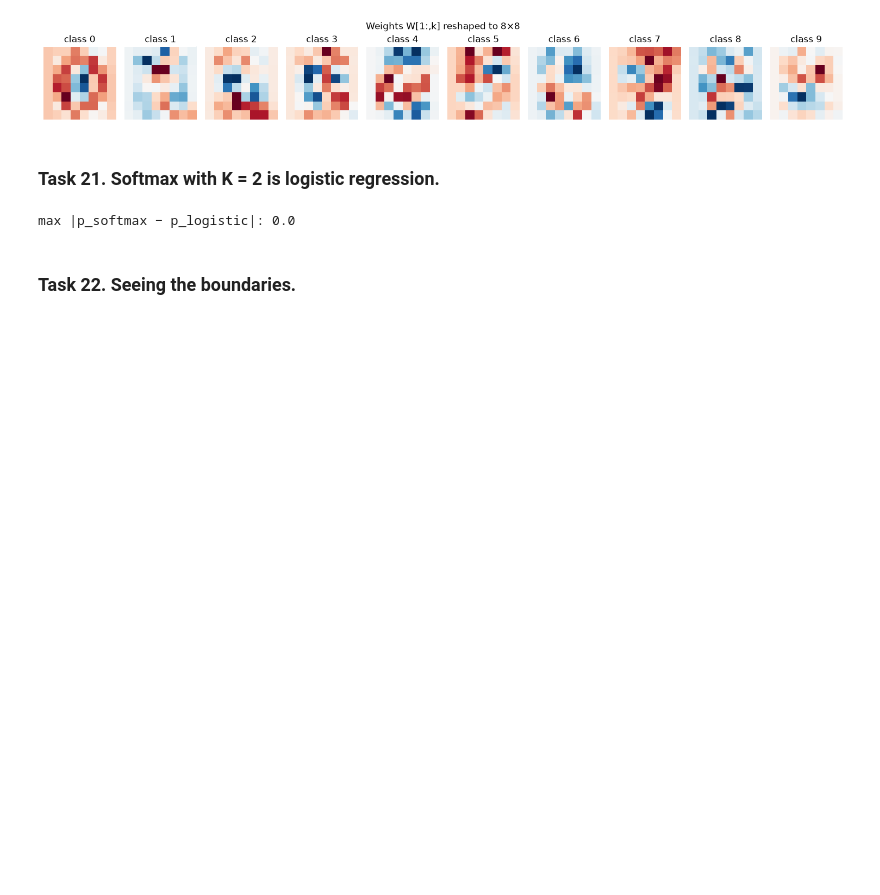
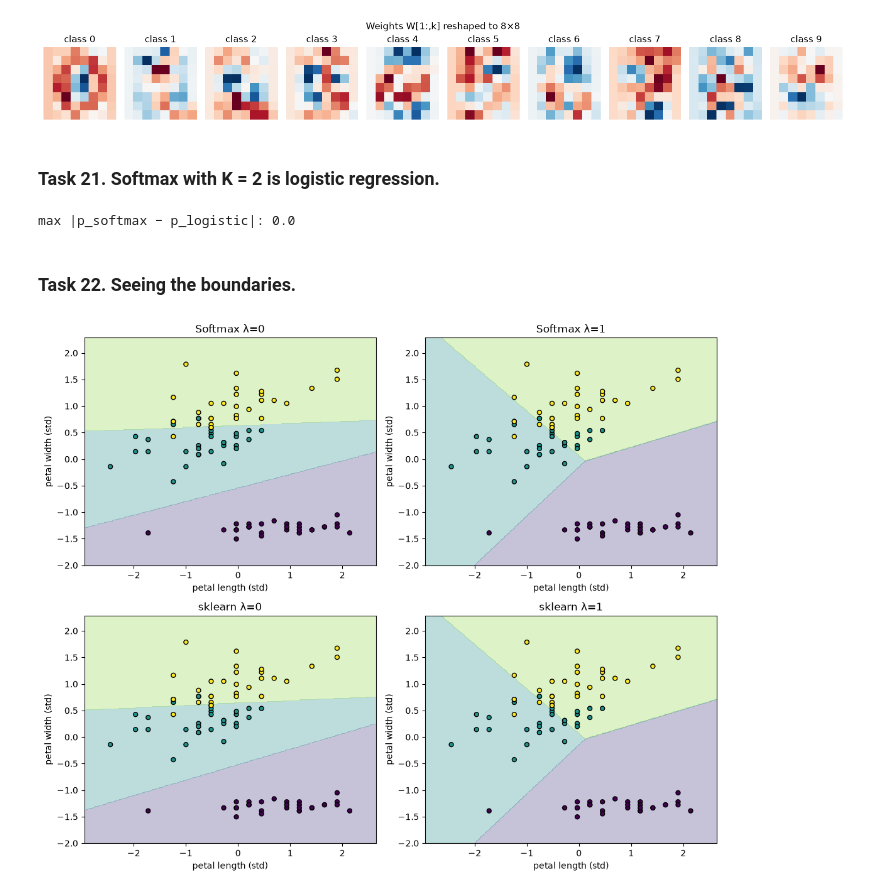
Before and after one commit to RodinaMohamed04/linear-models-and-svm, a Jupyter notebook: lab2.ipynb, the cells around one changed output. Saved outputs shown, nothing was run; the diff lists cells and outputs as text; code cells hidden in the pictures; blank space fills up the shorter version.

```diff
--- a/lab2.ipynb
+++ b/lab2.ipynb
@@ -2879,3 +2879,55 @@ print("max |p_softmax − p_logistic|:", np.max(np.abs(p_soft - p_logit)))
 max |p_softmax − p_logistic|: 0.0
 # %% [markdown]
 ### Task 22. Seeing the boundaries.
+# %%
+iris_split = prepared_datasets["Iris"]
+X_train = add_bias(iris_split["X_train"])
+X_val = add_bias(iris_split["X_val"])
+X_test = add_bias(iris_split["X_test"])
+y_train = iris_split["y_train"]
+y_val = iris_split["y_val"]
+y_test = iris_split["y_test"]
+# %%
+# petal length (col 2) and petal width (col 3) — already standardized
+X_petals = X_train[:, [2, 3]]
+
+y_encoded = np.eye(3)[y_train]
+
+def plot_regions(X, y, predict, title, ax):
+    x1 = np.linspace(X[:, 0].min() - .5, X[:, 0].max() + .5, 300)
+    x2 = np.linspace(X[:, 1].min() - .5, X[:, 1].max() + .5, 300)
+    xx, yy = np.meshgrid(x1, x2)
+    Z = predict(np.c_[xx.ravel(), yy.ravel()]).reshape(xx.shape)
+    ax.contourf(xx, yy, Z, alpha=0.3, levels=np.arange(Z.max() + 2) - .5,  cmap = plt.cm.viridis)
+    ax.scatter(X[:, 0], X[:, 1], c=y, edgecolor="k", s=25, cmap = plt.cm.viridis)
+    ax.set(title=title,
+           xlabel="petal length (std)", ylabel="petal width (std)")
+
+def train_softmax_fullbatch(X, Y1h, lam, eta=0.5, epochs=2000):
+    Xb = add_bias(X); N = len(X); K = Y1h.shape[1]
+    W = np.zeros((Xb.shape[1], K))
+    for _ in range(epochs):
+        P = softmax(Xb @ W)
+        G = Xb.T @ (P - Y1h) / N
+        G[1:] += lam * W[1:]
+        W -= eta * G
+    return W
+
+fig, axes = plt.subplots(2, 2, figsize=(11, 9))
+
+# Row 1 — our softmax, λ ∈ {0, 1}
+for lam, ax, tag in zip([0, 1], axes[0], ["λ=0", "λ=1"]):
+    W_ir = train_softmax_fullbatch(X_petals, y_encoded, lam)
+    plot_regions(X_petals, y_train,
+                 lambda X, W=W_ir: softmax(add_bias(X) @ W).argmax(1),
+                 f"Softmax {tag}", ax)
+
+# Row 2 — sklearn LogisticRegression, matching C = 1/(λ·N)
+for lam, ax, tag in zip([0, 1], axes[1], ["λ=0", "λ=1"]):
+    C = np.inf if lam == 0 else 1 / (lam * len(y_train))
+    m = LogisticRegression(C=C, max_iter=10000).fit(X_petals, y_train)
+    plot_regions(X_petals, y_train, m.predict, f"sklearn {tag}", ax)
+
+plt.tight_layout(); plt.show()
+# %% [output]
+[figure, added]
```
